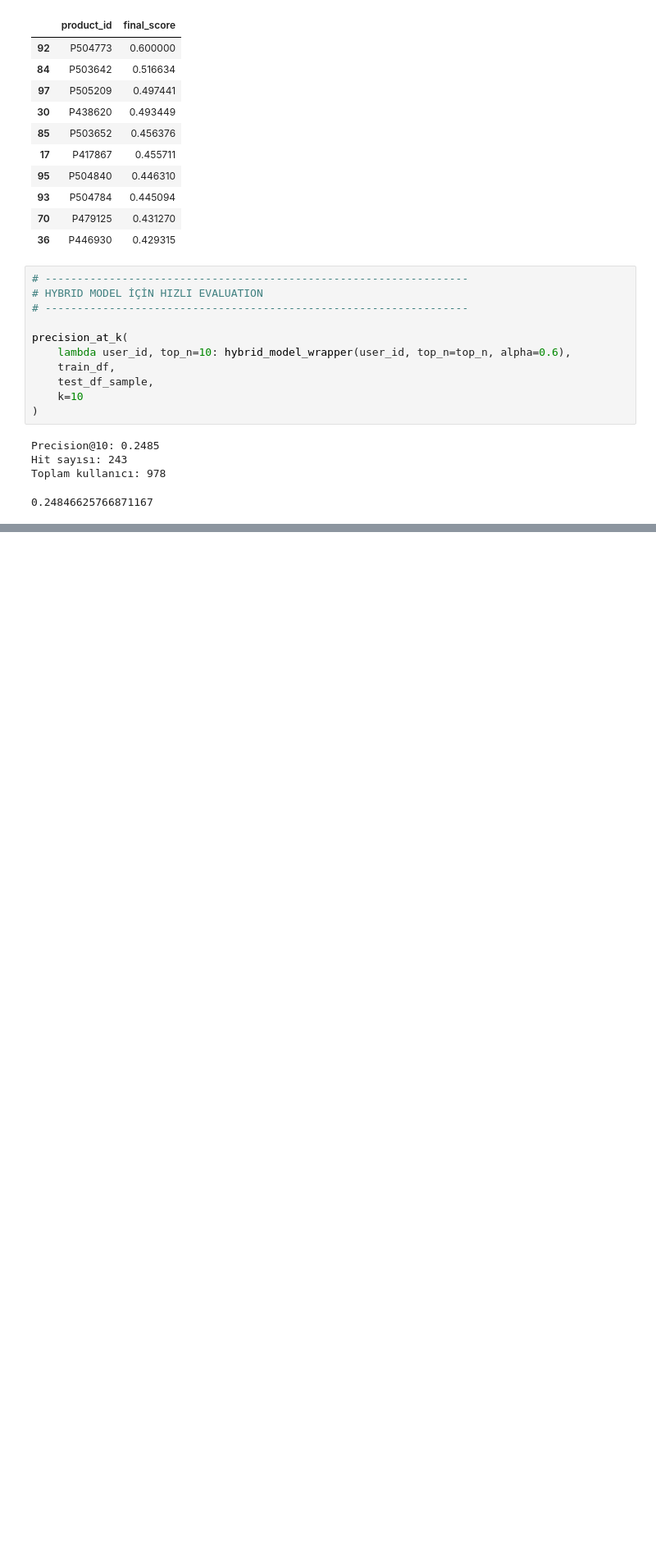
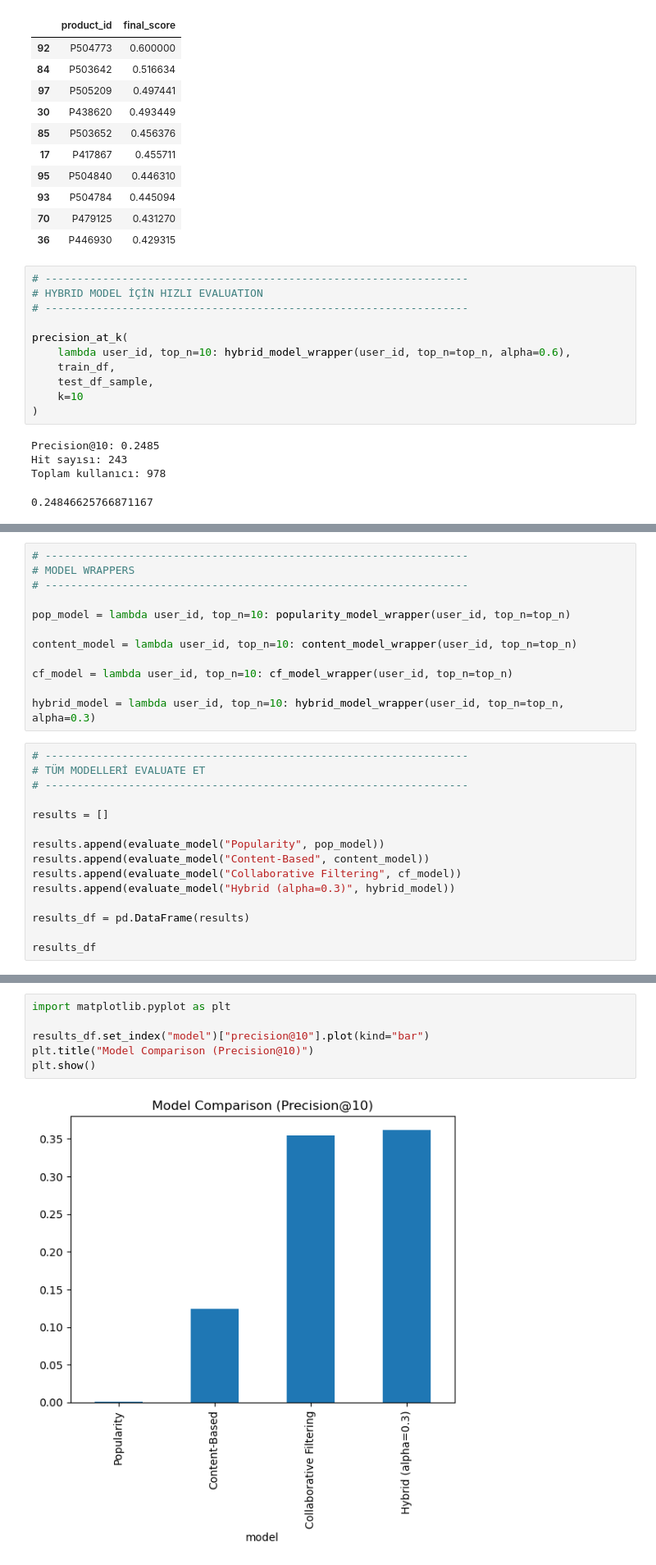
Before and after one commit to aslitarakcilar/cosmetic-recommendation-system, a Jupyter notebook: notebooks/02_evaluation.ipynb, the cells around one changed output, grey strips where cells are left out. Shown at 82% size. Drawn from its saved outputs; the diff is of its cells as text; blank space fills up the shorter version.

```diff
--- a/notebooks/02_evaluation.ipynb
+++ b/notebooks/02_evaluation.ipynb
@@ -874,0 +1197,27 @@ Toplam kullanıcı: 978
+# %%
+# ------------------------------------------------------------------
+# MODEL WRAPPERS
+# ------------------------------------------------------------------
+
+pop_model = lambda user_id, top_n=10: popularity_model_wrapper(user_id, top_n=top_n)
+
+content_model = lambda user_id, top_n=10: content_model_wrapper(user_id, top_n=top_n)
+
+cf_model = lambda user_id, top_n=10: cf_model_wrapper(user_id, top_n=top_n)
+
+hybrid_model = lambda user_id, top_n=10: hybrid_model_wrapper(user_id, top_n=top_n, alpha=0.3)
+# %%
+# ------------------------------------------------------------------
+# TÜM MODELLERİ EVALUATE ET
+# ------------------------------------------------------------------
+
+results = []
+
+results.append(evaluate_model("Popularity", pop_model))
+results.append(evaluate_model("Content-Based", content_model))
+results.append(evaluate_model("Collaborative Filtering", cf_model))
+results.append(evaluate_model("Hybrid (alpha=0.3)", hybrid_model))
+
+results_df = pd.DataFrame(results)
+
+results_df
@@ -874,0 +1262,8 @@ Toplam kullanıcı: 978
+# %%
+import matplotlib.pyplot as plt
+
+results_df.set_index("model")["precision@10"].plot(kind="bar")
+plt.title("Model Comparison (Precision@10)")
+plt.show()
+# %% [output]
+[figure, added]
```
Also changed, not shown: parts of 28 cells of this notebook, 1 other file.
